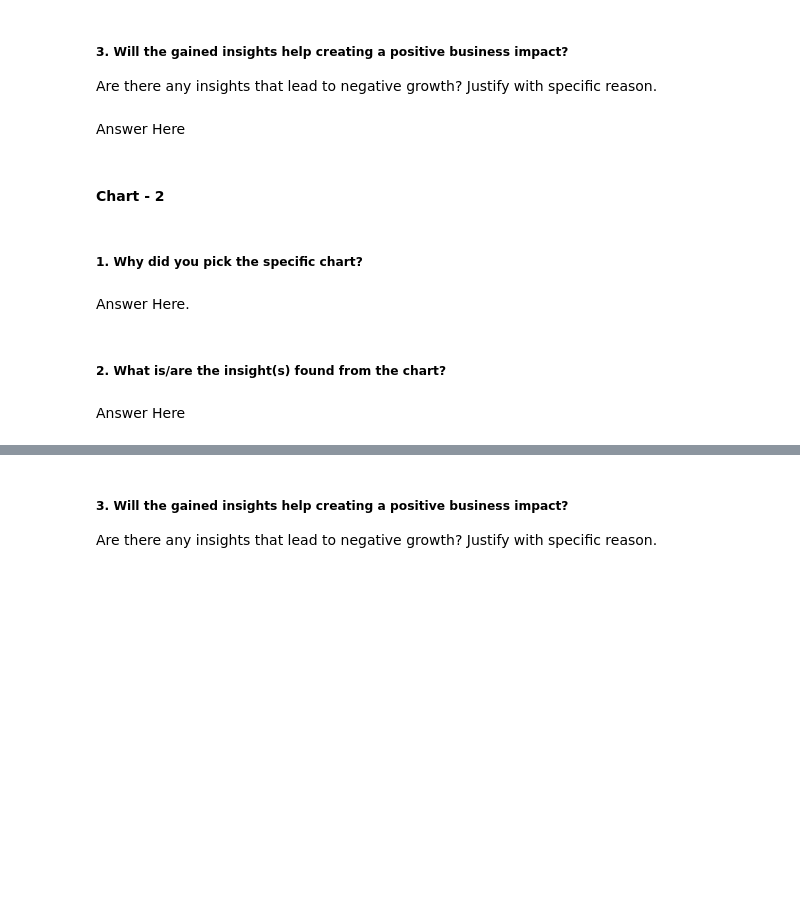
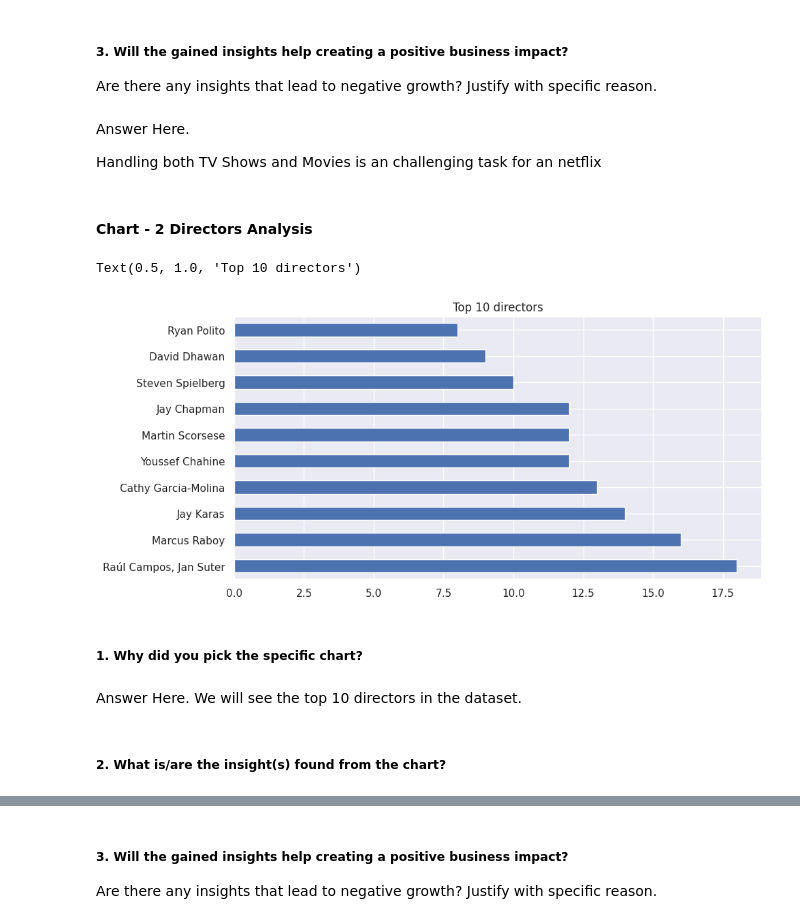
Before and after one commit to Faheemfemu/Netflix-Movies-and-TV-Shows-Clustering, a Jupyter notebook: Netflix_Movies_and_TV_Shows_Clustering.ipynb, the cells around one changed output, grey strips where cells are left out. Saved outputs shown, nothing was run; the diff lists cells and outputs as text; code cells hidden in the pictures; blank space fills up the shorter version.

```diff
--- a/Netflix_Movies_and_TV_Shows_Clustering.ipynb
+++ b/Netflix_Movies_and_TV_Shows_Clustering.ipynb
@@ -280,7 +406,9 @@ Answer Here
 # %% [markdown]
 ##### 3. Will the gained insights help creating a positive business impact?
 Are there any insights that lead to negative growth? Justify with specific reason.
-# %% [markdown]
-Answer Here
+# %% [markdown]
+Answer Here.
+
+Handling both TV Shows and Movies is an challenging task for an netflix
 # %% [markdown]
-#### Chart - 2
+#### Chart - 2 Directors Analysis
@@ -289,8 +415,16 @@ Answer Here
+# %%
+# Chart - 2 visualization code
+# Top 10 directors in the dataset
+plt.figure(figsize=(10,5))
+df['director'].value_counts().nlargest(10).plot(kind='barh')
+plt.title('Top 10 directors')
+# %% [output]
+Text(0.5, 1.0, 'Top 10 directors')
+[figure, added]
 # %% [markdown]
 ##### 1. Why did you pick the specific chart?
-# %% [markdown]
-Answer Here.
+# %% [markdown]
+Answer Here.
+We will see the top 10 directors in the dataset.
 # %% [markdown]
 ##### 2. What is/are the insight(s) found from the chart?
-# %% [markdown]
-Answer Here
```
Also changed, not shown: parts of 81 cells of this notebook.
